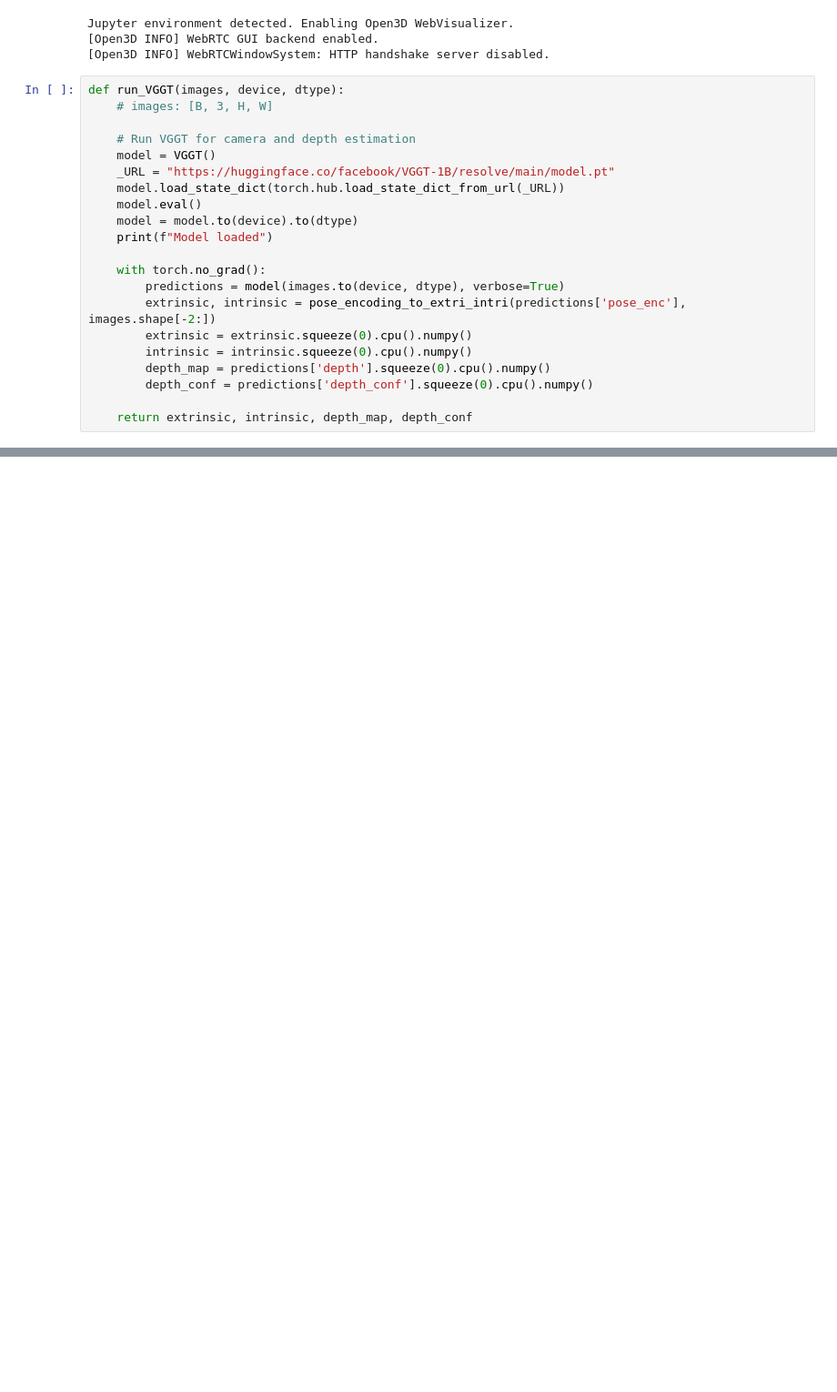
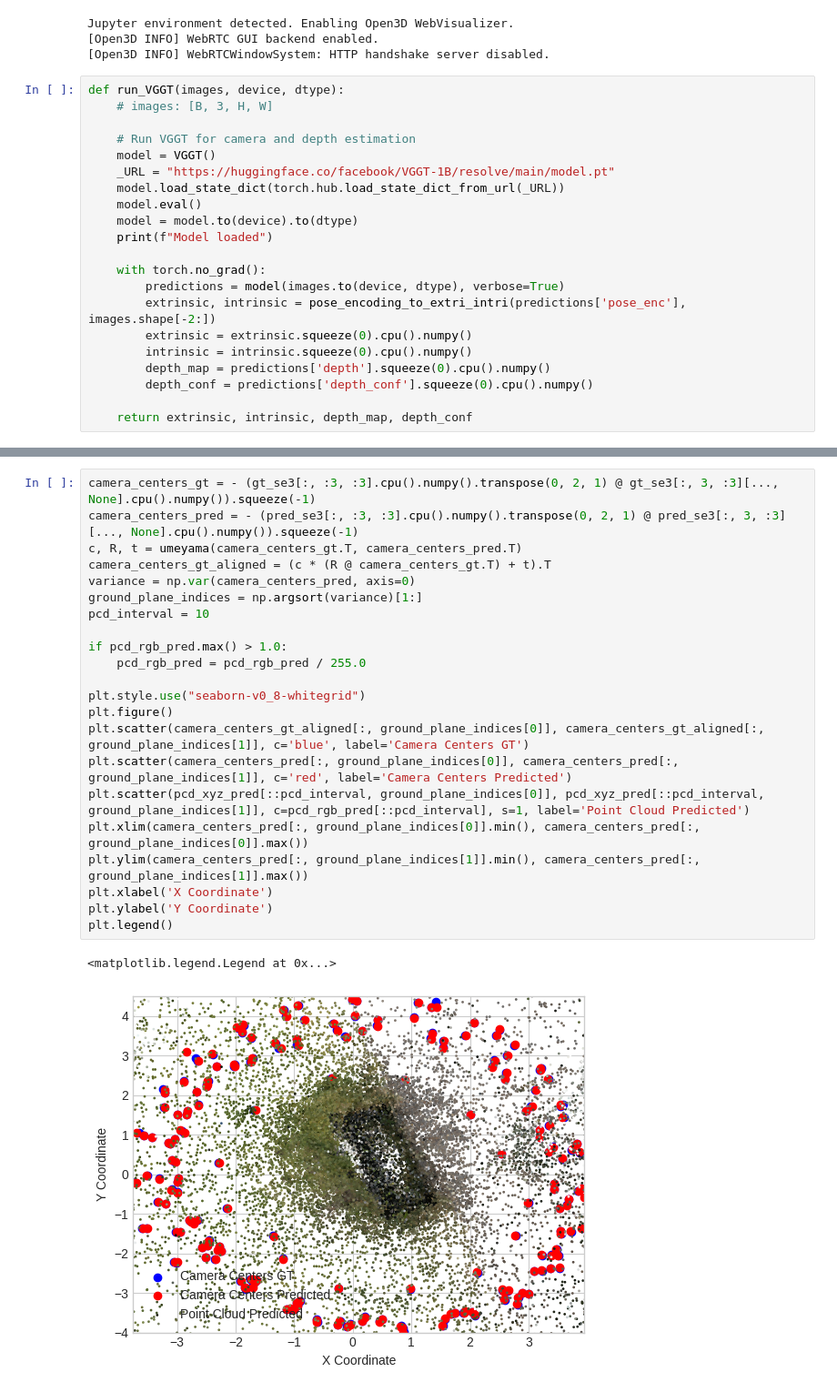
Before and after one commit to sIHURs/VGGT-X, a Jupyter notebook: notebooks/compare_results.ipynb, the cells around one changed output, grey strips where cells are left out. Shown: that part at 91% size. Saved outputs shown, nothing was run; the diff lists cells and outputs as text; blank space fills up the shorter version.

```diff
--- a/notebooks/compare_results.ipynb
+++ b/notebooks/compare_results.ipynb
@@ -108,0 +212,25 @@ Intrinsic Difference 0.05678942490718071
+# %%
+camera_centers_gt = - (gt_se3[:, :3, :3].cpu().numpy().transpose(0, 2, 1) @ gt_se3[:, 3, :3][..., None].cpu().numpy()).squeeze(-1)
+camera_centers_pred = - (pred_se3[:, :3, :3].cpu().numpy().transpose(0, 2, 1) @ pred_se3[:, 3, :3][..., None].cpu().numpy()).squeeze(-1)
+c, R, t = umeyama(camera_centers_gt.T, camera_centers_pred.T)
+camera_centers_gt_aligned = (c * (R @ camera_centers_gt.T) + t).T
+variance = np.var(camera_centers_pred, axis=0)
+ground_plane_indices = np.argsort(variance)[1:]
+pcd_interval = 10
+
+if pcd_rgb_pred.max() > 1.0:
+    pcd_rgb_pred = pcd_rgb_pred / 255.0
+
+plt.style.use("seaborn-v0_8-whitegrid")
+plt.figure()
+plt.scatter(camera_centers_gt_aligned[:, ground_plane_indices[0]], camera_centers_gt_aligned[:, ground_plane_indices[1]], c='blue', label='Camera Centers GT')
+plt.scatter(camera_centers_pred[:, ground_plane_indices[0]], camera_centers_pred[:, ground_plane_indices[1]], c='red', label='Camera Centers Predicted')
+plt.scatter(pcd_xyz_pred[::pcd_interval, ground_plane_indices[0]], pcd_xyz_pred[::pcd_interval, ground_plane_indices[1]], c=pcd_rgb_pred[::pcd_interval], s=1, label='Point Cloud Predicted')
+plt.xlim(camera_centers_pred[:, ground_plane_indices[0]].min(), camera_centers_pred[:, ground_plane_indices[0]].max())
+plt.ylim(camera_centers_pred[:, ground_plane_indices[1]].min(), camera_centers_pred[:, ground_plane_indices[1]].max())
+plt.xlabel('X Coordinate')
+plt.ylabel('Y Coordinate')
+plt.legend()
+# %% [output]
+<matplotlib.legend.Legend at 0x...>
+[figure, added]
```
Also changed, not shown: parts of 3 cells of this notebook, 2 other files.
